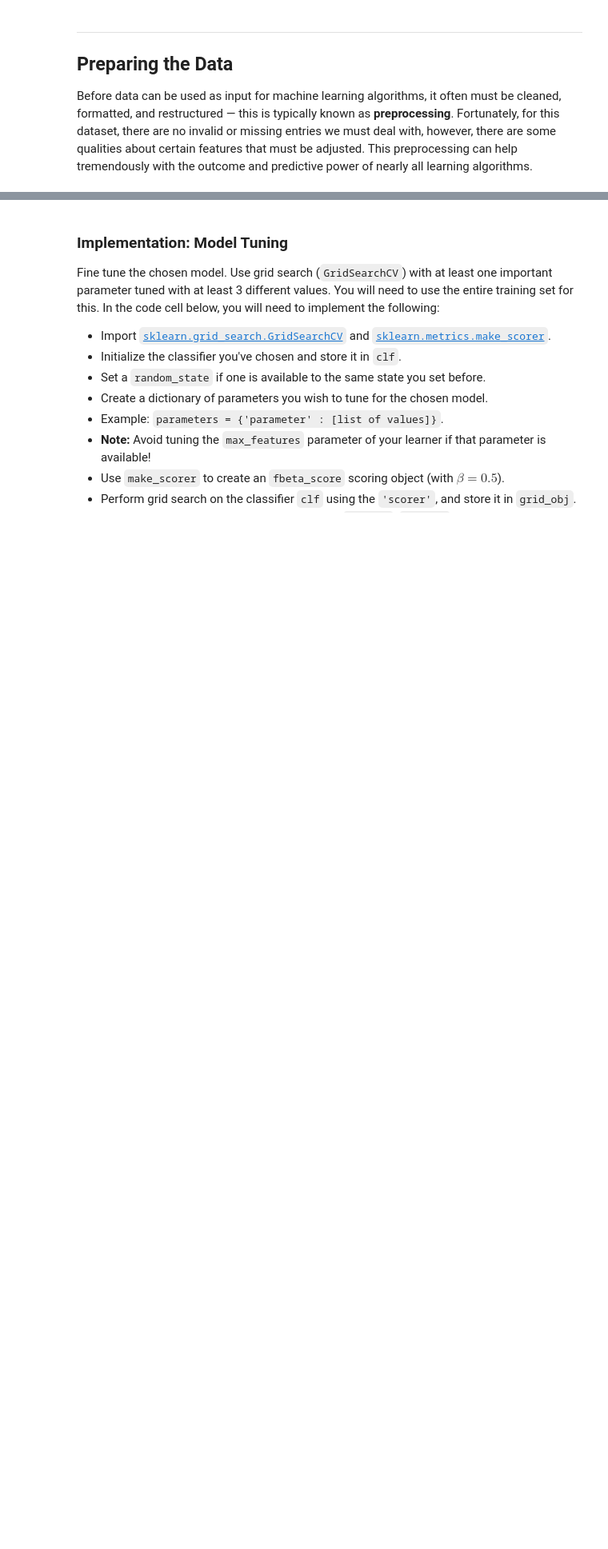
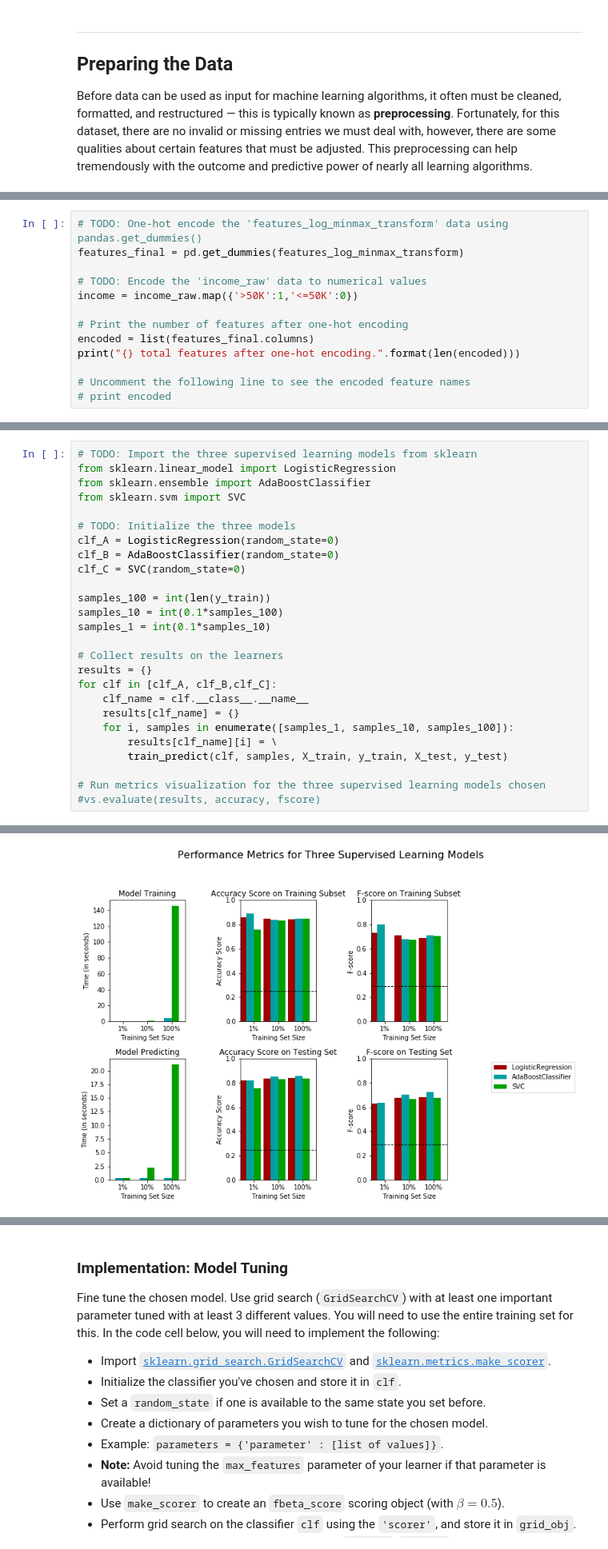
Before and after one commit to m23sawant/CharityML, a Jupyter notebook: finding_donors.ipynb, the cells around one changed output, grey strips where cells are left out. Shown at 80% size. Drawn from its saved outputs; the diff is of its cells as text; blank space fills up the shorter version.

```diff
--- a/finding_donors.ipynb
+++ b/finding_donors.ipynb
@@ -440,0 +149,13 @@ When explaining your model, if using external resources please include all citat
+# %%
+# TODO: One-hot encode the 'features_log_minmax_transform' data using pandas.get_dummies()
+features_final = pd.get_dummies(features_log_minmax_transform)
+
+# TODO: Encode the 'income_raw' data to numerical values
+income = income_raw.map({'>50K':1,'<=50K':0})
+
+# Print the number of features after one-hot encoding
+encoded = list(features_final.columns)
+print("{} total features after one-hot encoding.".format(len(encoded)))
+
+# Uncomment the following line to see the encoded feature names
+# print encoded
@@ -440,0 +323,27 @@ When explaining your model, if using external resources please include all citat
+# %%
+# TODO: Import the three supervised learning models from sklearn
+from sklearn.linear_model import LogisticRegression
+from sklearn.ensemble import AdaBoostClassifier
+from sklearn.svm import SVC
+
+# TODO: Initialize the three models
+clf_A = LogisticRegression(random_state=0)
+clf_B = AdaBoostClassifier(random_state=0)
+clf_C = SVC(random_state=0)
+
+samples_100 = int(len(y_train))
+samples_10 = int(0.1*samples_100)
+samples_1 = int(0.1*samples_10)
+
+# Collect results on the learners
+results = {}
+for clf in [clf_A, clf_B,clf_C]:
+    clf_name = clf.__class__.__name__
+    results[clf_name] = {}
+    for i, samples in enumerate([samples_1, samples_10, samples_100]):
+        results[clf_name][i] = \
+        train_predict(clf, samples, X_train, y_train, X_test, y_test)
+
+# Run metrics visualization for the three supervised learning models chosen
+#vs.evaluate(results, accuracy, fscore)
+# %% [output]
@@ -440,0 +359 @@ When explaining your model, if using external resources please include all citat
+[figure, added]
```
Also changed, not shown: parts of 55 cells of this notebook.
